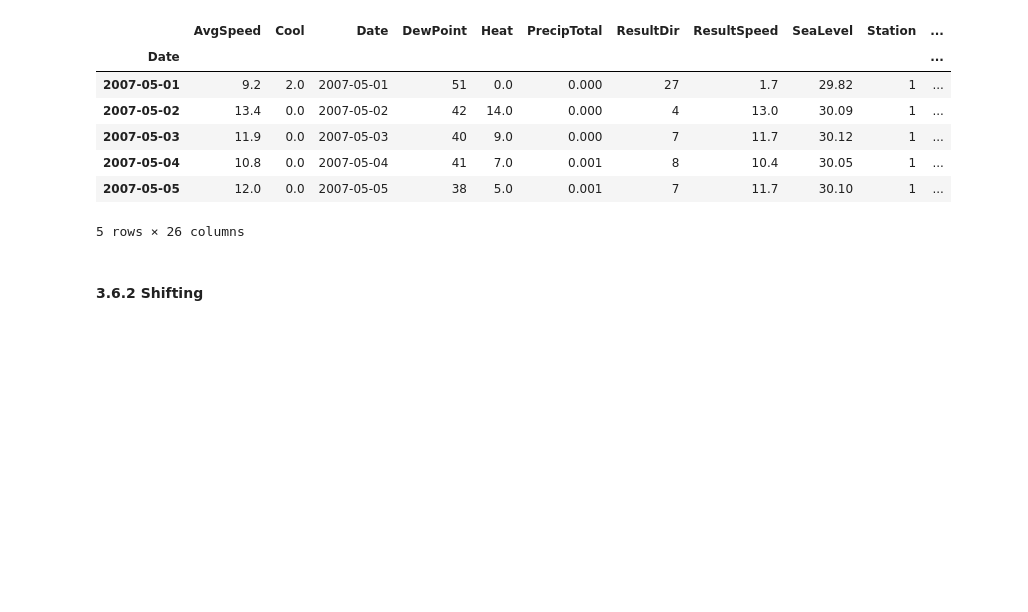
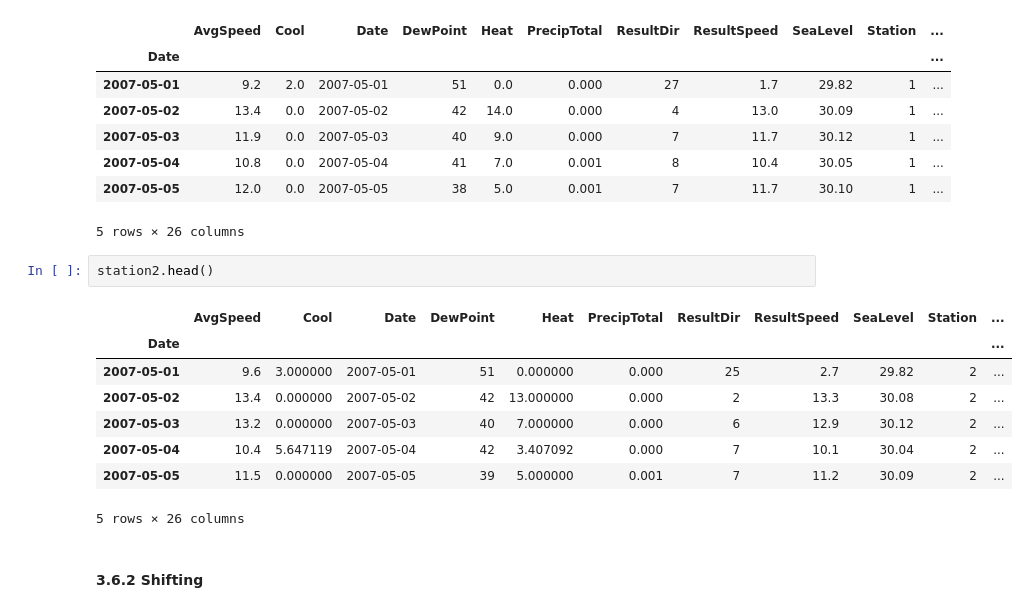
Before and after one commit to AaronCarney/Capstone2-WNV, a Jupyter notebook: Data Wrangling.ipynb, the cells around one changed output. Drawn from its saved outputs; the diff is of its cells as text; blank space fills up the shorter version.

```diff
--- a/Data Wrangling.ipynb
+++ b/Data Wrangling.ipynb
@@ -1094,6 +1094,17 @@ station1.head()
 | 2007-05-04 | 10.8 | 0.0 | 2007-05-04 | 41 | 7.0 | 0.001 | 8 | 10.4 | 30.05 | 1 | ... |
 | 2007-05-05 | 12.0 | 0.0 | 2007-05-05 | 38 | 5.0 | 0.001 | 7 | 11.7 | 30.10 | 1 | ... |
 5 rows × 26 columns
+# %%
+station2.head()
+# %% [output]
+|  | AvgSpeed | Cool | Date | DewPoint | Heat | PrecipTotal | ResultDir | ResultSpeed | SeaLevel | Station | ... |
+| Date |  |  |  |  |  |  |  |  |  |  | ... |
+| 2007-05-01 | 9.6 | 3.000000 | 2007-05-01 | 51 | 0.000000 | 0.000 | 25 | 2.7 | 29.82 | 2 | ... |
+| 2007-05-02 | 13.4 | 0.000000 | 2007-05-02 | 42 | 13.000000 | 0.000 | 2 | 13.3 | 30.08 | 2 | ... |
+| 2007-05-03 | 13.2 | 0.000000 | 2007-05-03 | 40 | 7.000000 | 0.000 | 6 | 12.9 | 30.12 | 2 | ... |
+| 2007-05-04 | 10.4 | 5.647119 | 2007-05-04 | 42 | 3.407092 | 0.000 | 7 | 10.1 | 30.04 | 2 | ... |
+| 2007-05-05 | 11.5 | 0.000000 | 2007-05-05 | 39 | 5.000000 | 0.001 | 7 | 11.2 | 30.09 | 2 | ... |
+5 rows × 26 columns
 # %% [markdown]
 #### 3.6.2 Shifting<a id='3.6.2_Station_Seperation'></a>
 # %%
```
Also changed, not shown: parts of 11 cells of this notebook.
